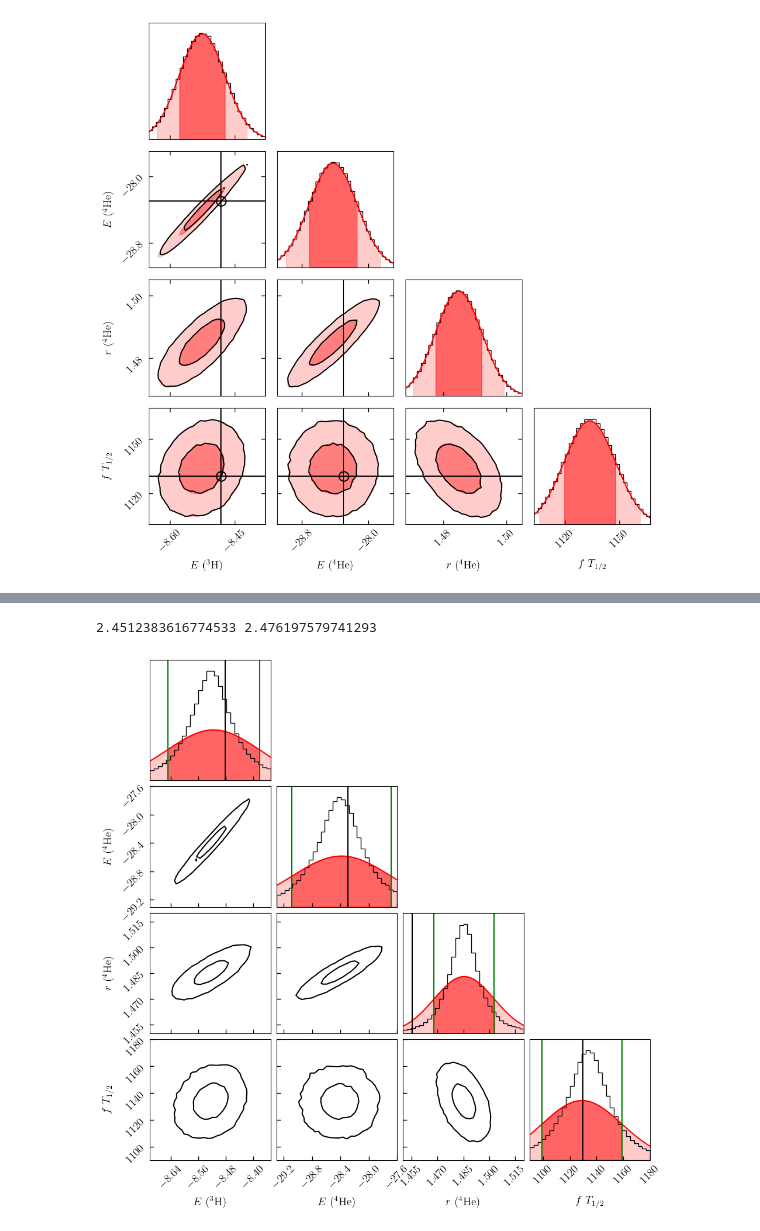
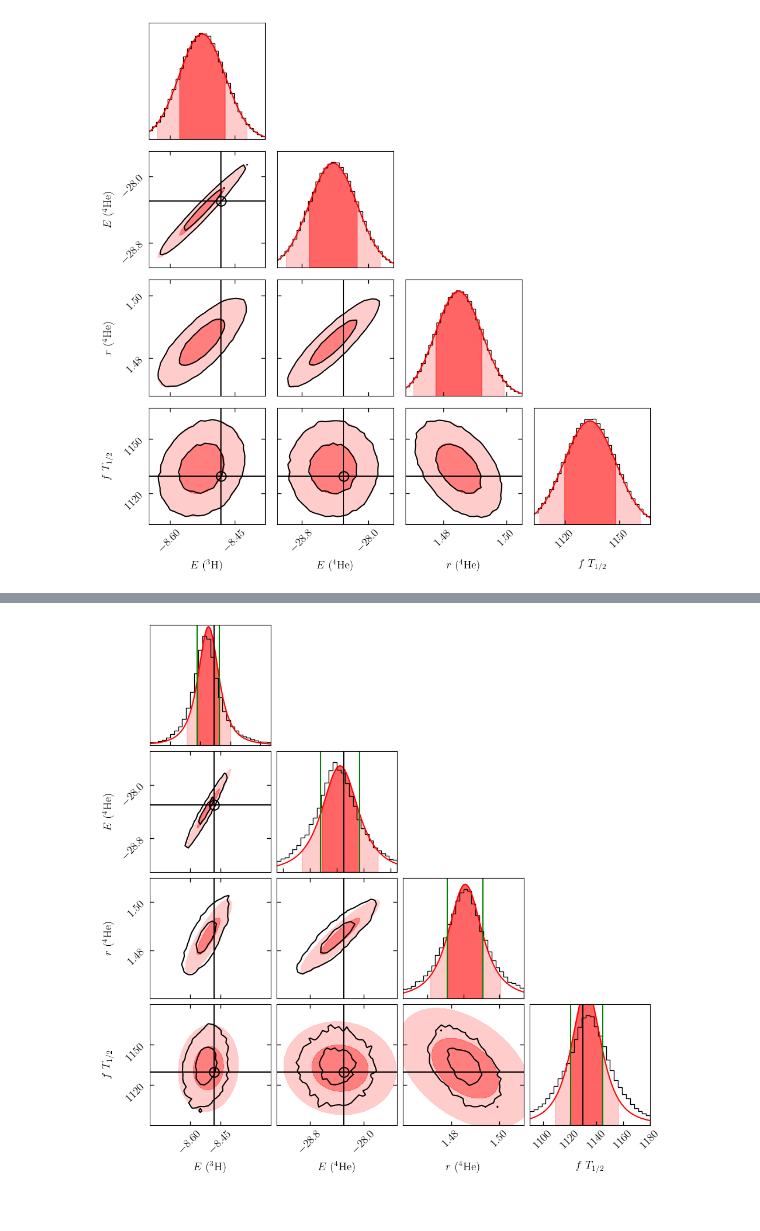
Before and after one commit to stommen/tif285-projects, a Jupyter notebook: project_1/project1_JHOS.ipynb, the cells around one changed output, grey strips where cells are left out. Drawn from its saved outputs; the diff is of its cells as text; code cells hidden in the pictures.

```diff
--- a/project_1/project1_JHOS.ipynb
+++ b/project_1/project1_JHOS.ipynb
@@ -887,7 +887,7 @@ nwalkers, ndim = pos.T.shape
 
 # ------------------------- Run the MCMC sampler ---------------------------- #
 sampler_3d = emcee.EnsembleSampler(nwalkers, ndim, log_prob_fn=log_posterior_error)
-run_3d = sampler_3d.run_mcmc(pos.T, 32000, progress=True)
+run_3d = sampler_3d.run_mcmc(pos.T, 70000, progress=True)
 # %%
 # ---------------------- Analysis of the MCMC samples ----------------------- #
 
@@ -984,7 +984,7 @@ def plot_fit(ax, df_fit, loc_fit, scale_fit, cred_region):
     fill(cred_region[0], 0.5)
 
 # Retrieve the samples from the MCMC chain
-flat_samples_3d = sampler_3d.get_chain(discard=2000, thin=1, flat=True)
+flat_samples_3d = sampler_3d.get_chain(discard=20000, thin=1, flat=True)
 print(flat_samples_3d.shape)
 print('Number of samples: ', flat_samples_3d.shape[0])
 # Reshape the flattened samples to a 2D array
@@ -1019,7 +1019,7 @@ for i, ax in enumerate(fig_onlyC.get_axes()):
         cred_region = [cred_1sigma[1], cred_2sigma[1]]
         plot_fit(ax, df_fit, loc_fit[1], np.sqrt(np.diag(scale_fit))[1], cred_region)
 
-trace_plotter(sampler_3d, iterations=5000, ndim=3)
+trace_plotter(sampler_3d, iterations=70000, ndim=3)
 t_test(samples_3d)
 
 plt.show()
@@ -1045,8 +1045,6 @@ cE_t = samples_3d[:,1]
 # Compute the predictive distributions for the observables
 E4He_t, Rp4He_t, _, _, E3H_t, _, fT3H_t = vfewnucleonEmulator(cD_t, cE_t)
 obs_values = np.array([E3H_t, E4He_t, Rp4He_t, fT3H_t])
-# %% [output]
-2.4512383616774533 2.476197579741293
 # %%
 # -------- Functions used to visualize the predictive distributions --------- #
 def fit_samples(samples):
@@ -1054,11 +1052,17 @@ def fit_samples(samples):
     df_E4He, loc_E4He, sigma2 = stats.t.fit(samples[:, 1])
     df_Rp4He, loc_Rp4He, sigma3 = stats.t.fit(samples[:, 2])
     df_fT3H, loc_fT3H, sigma4 = stats.t.fit(samples[:, 3])
+    # print(df_E3H, df_E4He, df_Rp4He, df_fT3H)
+    # print(sigma1, sigma2, sigma3, sigma4)
+
     df = (df_E3H + df_E4He + df_Rp4He + df_fT3H) / 4
+    # df = 2.38
     loc = [loc_E3H, loc_E4He, loc_Rp4He, loc_fT3H]
 
     t_cov = np.cov(samples[:, :].T)
+    # print(np.sqrt(np.diag(t_cov)))
     shape = t_cov * (df - 2) / df
+    # print(np.sqrt(np.diag(shape)))
 
     mv_t_pdf_obs = stats.multivariate_t(df=df, loc=loc, shape=shape)
 
@@ -1086,7 +1090,6 @@ def fit_samples(samples):
     cred_2sigma = [pdf_E3H_2sigma / np.sum(pdf_E3H), pdf_E4He_2sigma / np.sum(pdf_E4He),
                    pdf_Rp4He_2sigma / np.sum(pdf_Rp4He), pdf_fT3H_2sigma / np.sum(pdf_fT3H)]
 
-
     # print('shape',shape)
     # print('error',np.sqrt(np.diag(shape)))
     # print('\n sig1',sigma1, sigma2,sigma3,sigma4,'\n')
@@ -1095,7 +1098,7 @@ def fit_samples(samples):
 
     return df, loc, shape, mv_t_pdf_obs, cred_1sigma, cred_2sigma
 
-def plot_fit(ax, preds, df_fit, loc_fit, scale_fit, cred_region, var_idx, xlim):
+def plot_fit(ax, preds, df_fit, loc_fit, scale_fit, cred_region, var_idx):
 
     def fill(cred_region, alpha):
         lower = stats.t.ppf(1-(1+cred_region)/2, df_fit, loc_fit, scale_fit)
@@ -1115,7 +1118,7 @@ def plot_fit(ax, preds, df_fit, loc_fit, scale_fit, cred_region, var_idx, xlim):
     area = np.sum(bin_width/2 * bin_heights)
 
     ### Generate the t-distribution PDF using the fitted parameters
-    x = np.linspace(xlim[0], xlim[1], 1000)
+    x = np.linspace(preds.min(), preds.max(), 1000)
     pdf = stats.t.pdf(x, df_fit, loc_fit, scale_fit) * area
     ### Plot the t-distribution PDF over the histogram
     ax.plot(x, pdf, 'r')
@@ -1126,7 +1129,7 @@ def plot_fit(ax, preds, df_fit, loc_fit, scale_fit, cred_region, var_idx, xlim):
     fill(cred_region[1], 0.2)
     fill(cred_region[0], 0.5)
 
-def corner_contour(contour_ax, mv_pdf, mu, sigma, var_idx):
+def corner_contour(contour_ax, mv_pdf, mu, sigma, df_fit, var_idx):
     """
     Plot contours on the given axis for the 2D marginal distribution
     of the multivariate normal distribution.
@@ -1144,7 +1147,7 @@ def corner_contour(contour_ax, mv_pdf, mu, sigma, var_idx):
     cov_2d = sigma[np.ix_(var_idx, var_idx)]  # Covariance for the selected variables
 
     # Define the multivariate normal for the 2D marginal
-    mv_pdf_2d = stats.multivariate_t(mean=mu_2d, cov=cov_2d)
+    mv_pdf_2d = stats.multivariate_t(loc=mu_2d, shape=cov_2d, df=df_fit)
 
     # Create a grid of points over which to evaluate the pdf
     x_min, x_max = contour_ax.get_xlim()
@@ -1157,12 +1160,13 @@ def corner_contour(contour_ax, mv_pdf, mu, sigma, var_idx):
     # Evaluate the 2D pdf at the grid points
     pdf_values = mv_pdf_2d.pdf(pos)
 
-    # Plot contours for the 68% and 95% confidence intervals
-    pdf_68 = np.percentile(pdf_values, 68)
-    pdf_95 = np.percentile(pdf_values, 95)
+    pdf_1sigma = mv_pdf_2d.pdf((mu_2d[0]-np.sqrt(cov_2d[0, 0]), mu_2d[1]-np.sqrt(cov_2d[1, 1])))
+    pdf_2sigma = mv_pdf_2d.pdf((mu_2d[0]-2*np.sqrt(cov_2d[0, 0]), mu_2d[1]-2*np.sqrt(cov_2d[1, 1])))
+    mv_pdf_max = np.max(mv_pdf_2d.pdf(pos))
+    levels = [pdf_2sigma, pdf_1sigma, mv_pdf_max]
 
-    contour_ax.contourf(x, y, pdf_values, levels=[test_95, test_68, pdf_values.max()],
-                        colors=['r', 'r'], alpha=[0.15, 0.4])
+    contour_ax.contourf(x, y, pdf_values, levels=levels,
+                        colors=['r', 'r'], alpha=[0.2, 0.5])
 
     contour_ax.axvline(x=truths[var_idx[0]], color='black')
     contour_ax.axhline(y=truths[var_idx[1]], color='black')
@@ -1171,36 +1175,37 @@ def corner_contour(contour_ax, mv_pdf, mu, sigma, var_idx):
     contour_ax.set_xticks(ticks[var_idx[0]])
     contour_ax.set_yticks(ticks[var_idx[1]])
     # contour_ax.contour(x, y, pdf_values, levels=[test_95, test_68], colors='k')
 
 # --------- Compute the predictive distributions of the observables --------- #
 truths = [y_E3H, y_E4He, y_Rp4He, y_fT3H]
 #area = [25000, 77000, 3000, 10000000]
 
 # --- Plotting the corner plot with the posterior predictive distribution --- #
 fig = corner.corner(obs_values.T, labels=[r"$E$ ($^3$H)", r"$E$ ($^4$He)", r"$r$ ($^4$He)", r"$f$ $T_{1/2}$"], color='k',
                     show_titles=False, bins=30, plot_contours=True, plot_datapoints=False,
-                    plot_density=False, levels=[0.3, 0.72], range=[(-8.7, -8.35), (-29.3, -27.6), (1.450, 1.520), (1090, 1180)])
+                    plot_density=False, levels=[0.3, 0.72], range=[(-8.8, -8.3), (-29.3, -27.5), (1.46, 1.510), (1090, 1180)])
 fig.set_size_inches(10, 10)
 
 # ----------------- Customize the figure and plot the fits ------------------ #
 # Define the indices for the diagonal and contour plots
 diag_indices = [0, 5, 10, 15]
 contour_indices = [4, 8, 9, 12, 13, 14]
 # Define the indices for the variables in the 2D marginal distribution,
 var_indices = [(0, 1), (0, 2), (1, 2), (0, 3), (1, 3), (2, 3)]
 ticks = [(-8.6, -8.45), (-28.8, -28), (1.48, 1.50), (1120, 1150)]
 
 # Fit the predictive distributions to a multivariate t distribution
 df_fit, loc_fit, shape_fit, mv_t_pdf_obs, cred_1sigma, cred_2sigma = fit_samples(obs_values.T)
 
 for i, ax in enumerate(fig.get_axes()):
     ax.tick_params(axis='both', direction='in', length=5, width=1, colors='black')
     if i in diag_indices:
-        xlim = ax.get_xlim()
         preds = obs_values.T[:, diag_indices.index(i)]
         cred_region = [cred_1sigma[diag_indices.index(i)], cred_2sigma[diag_indices.index(i)]]
-        plot_fit(ax, preds, df_fit, loc_fit[diag_indices.index(i)], np.sqrt(np.diag(shape_fit))[diag_indices.index(i)], cred_region, diag_indices.index(i), xlim)
-    #elif i in contour_indices:
-    #    corner_contour(ax, mv_pdf, means, cov, var_idx=var_indices[contour_indices.index(i)])
+        plot_fit(ax, preds, df_fit, loc_fit[diag_indices.index(i)], np.sqrt(np.diag(shape_fit))[diag_indices.index(i)], cred_region, diag_indices.index(i))
+    elif i in contour_indices:
+        ax.yaxis.set_ticks_position('both')
+        ax.xaxis.set_ticks_position('both')
+        corner_contour(ax, mv_t_pdf_obs, loc_fit, shape_fit, df_fit, var_idx=var_indices[contour_indices.index(i)])
 # %% [output]
-[figure, old version]
+[figure, new version]
```
Also changed, not shown: parts of 1 cell of this notebook.
